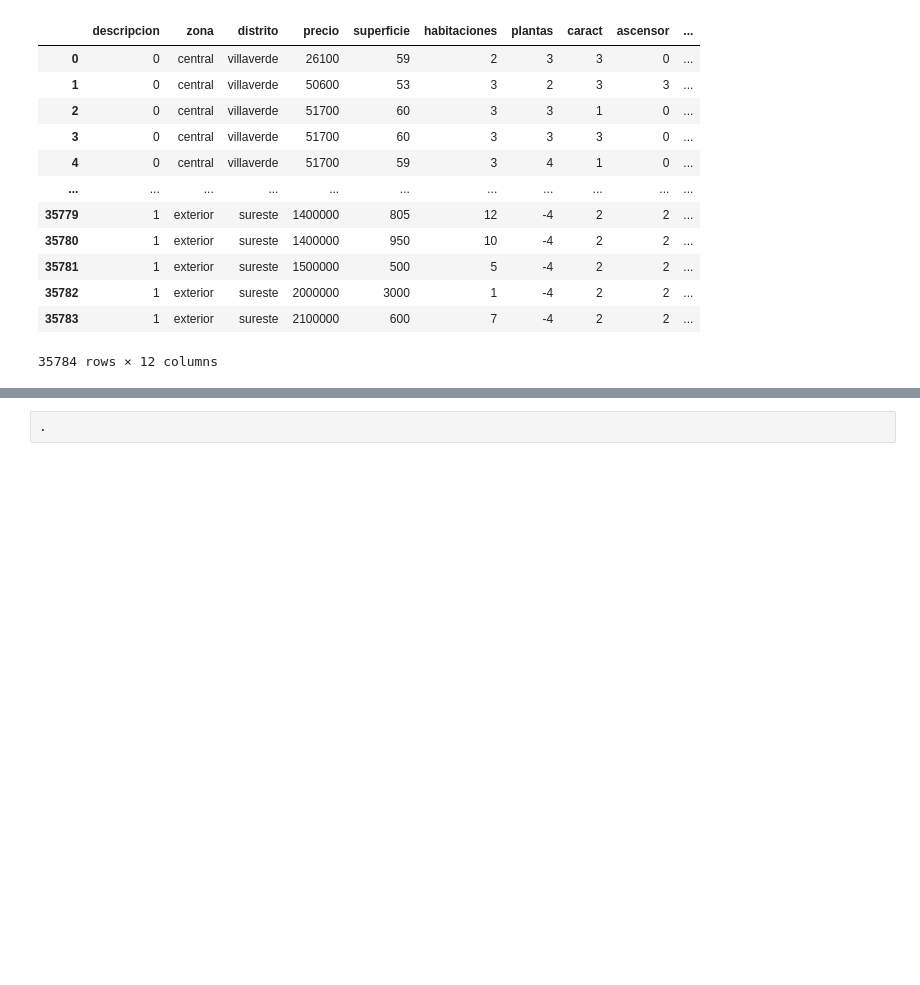
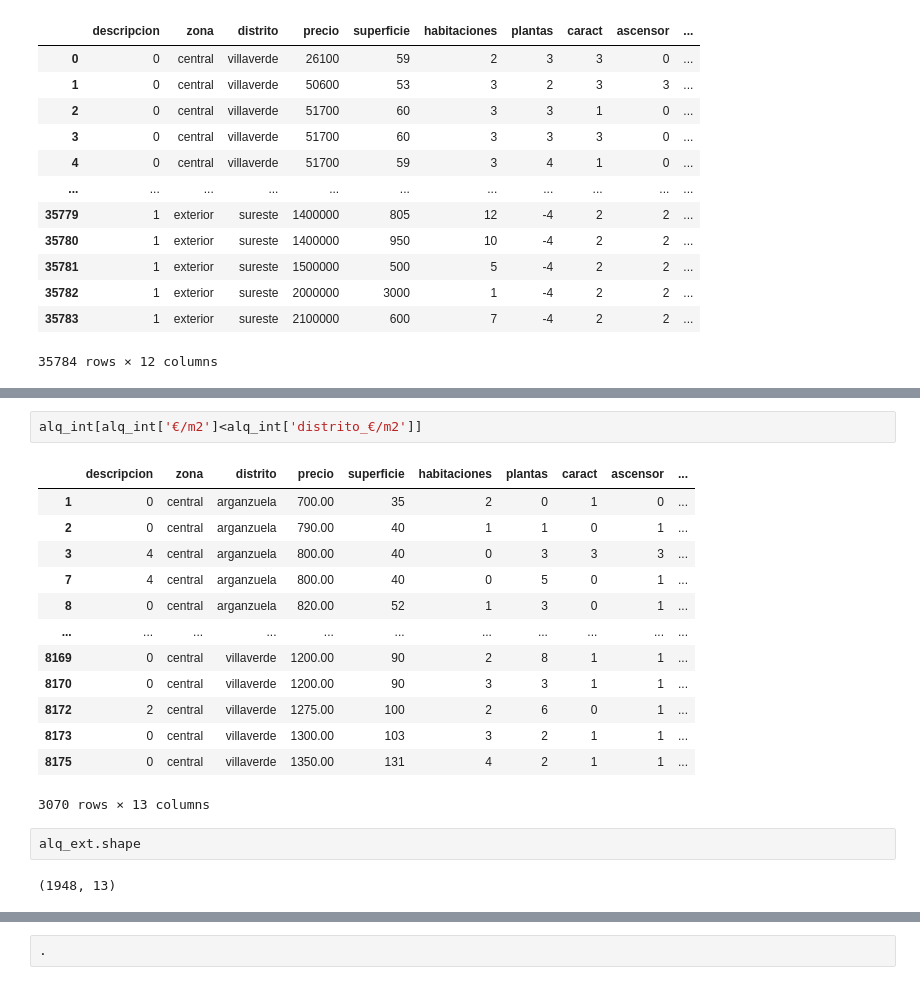
Before and after one commit to Gbau11/Analisis-de-la-vivienda-Idealista, a Jupyter notebook: jupyter/analisis_exploratorio/analisis_explo.ipynb, the cells around one changed output, grey strips where cells are left out. Cells and saved outputs as stored; diff of their text form; blank space fills up the shorter version.

```diff
--- a/jupyter/analisis_exploratorio/analisis_explo.ipynb
+++ b/jupyter/analisis_exploratorio/analisis_explo.ipynb
@@ -927,0 +798,20 @@ Name: precio, dtype: float64
+# %%
+alq_int[alq_int['€/m2']<alq_int['distrito_€/m2']]
+# %% [output]
+|  | descripcion | zona | distrito | precio | superficie | habitaciones | plantas | caract | ascensor | ... |
+| 1 | 0 | central | arganzuela | 700.00 | 35 | 2 | 0 | 1 | 0 | ... |
+| 2 | 0 | central | arganzuela | 790.00 | 40 | 1 | 1 | 0 | 1 | ... |
+| 3 | 4 | central | arganzuela | 800.00 | 40 | 0 | 3 | 3 | 3 | ... |
+| 7 | 4 | central | arganzuela | 800.00 | 40 | 0 | 5 | 0 | 1 | ... |
+| 8 | 0 | central | arganzuela | 820.00 | 52 | 1 | 3 | 0 | 1 | ... |
+| ... | ... | ... | ... | ... | ... | ... | ... | ... | ... | ... |
+| 8169 | 0 | central | villaverde | 1200.00 | 90 | 2 | 8 | 1 | 1 | ... |
+| 8170 | 0 | central | villaverde | 1200.00 | 90 | 3 | 3 | 1 | 1 | ... |
+| 8172 | 2 | central | villaverde | 1275.00 | 100 | 2 | 6 | 0 | 1 | ... |
+| 8173 | 0 | central | villaverde | 1300.00 | 103 | 3 | 2 | 1 | 1 | ... |
+| 8175 | 0 | central | villaverde | 1350.00 | 131 | 4 | 2 | 1 | 1 | ... |
+3070 rows × 13 columns
+# %%
+alq_ext.shape
+# %% [output]
+(1948, 13)
```
Also changed, not shown: parts of 37 cells of this notebook, 3 other files.
